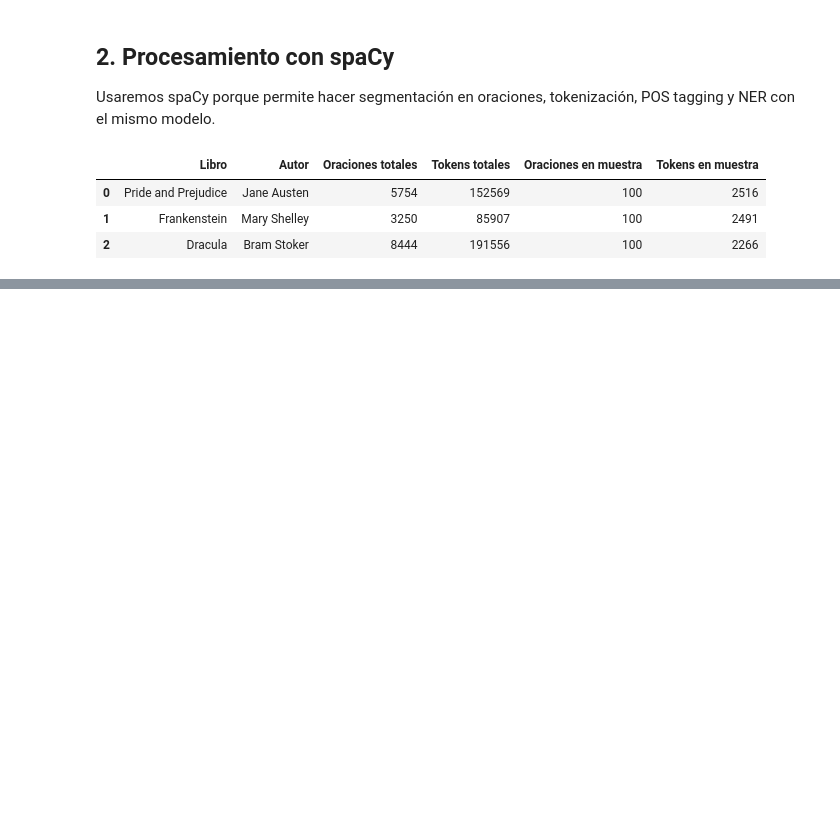
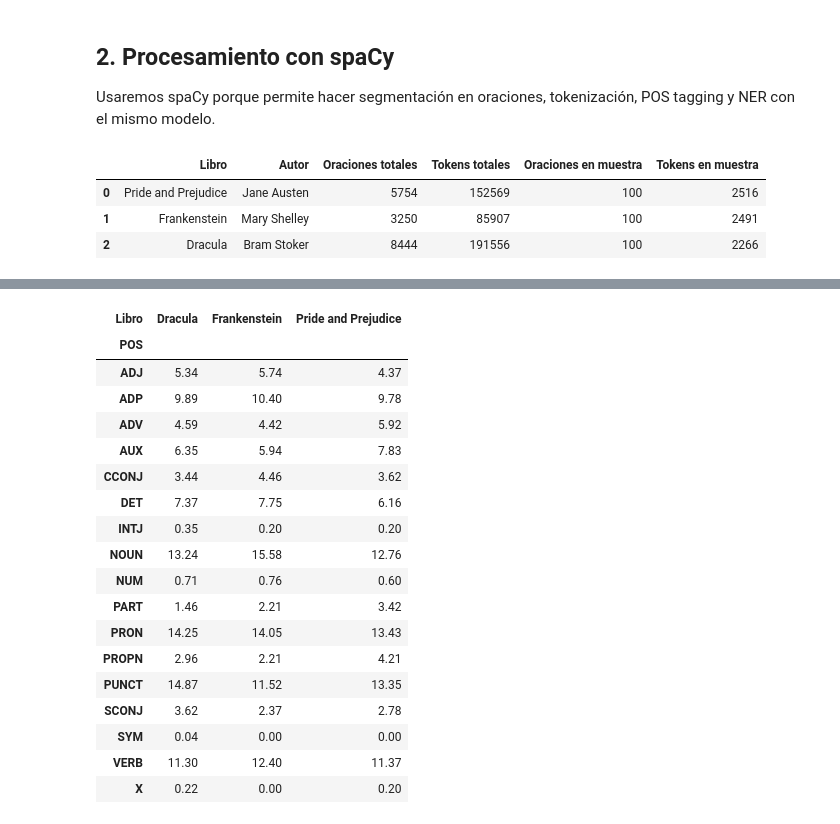
Before and after one commit to Cynthiss/NLP, a Jupyter notebook: Lab_6/Lab_6.ipynb, the cells around one changed output, grey strips where cells are left out. Saved outputs shown, nothing was run; the diff lists cells and outputs as text; code cells hidden in the pictures; blank space fills up the shorter version.

Commit message:
Part 2
Analisis de la seccion 2

```diff
--- a/Lab_6/Lab_6.ipynb
+++ b/Lab_6/Lab_6.ipynb
@@ -99,0 +152,26 @@ summary_df
+# %%
+# Distribución de categorías POS por libro
+pos_distribution = (
+    pos_tokens_df
+    .groupby(["Libro", "POS"])
+    .size()
+    .reset_index(name="Conteo")
+)
+
+# Calculamos el total de tokens por libro para obtener porcentajes
+total_tokens_by_book = (
+    pos_tokens_df
+    .groupby("Libro")
+    .size()
+    .reset_index(name="Total_tokens")
+)
+
+# Unimos los conteos con los totales
+pos_distribution = pos_distribution.merge(total_tokens_by_book, on="Libro")
+
+# Calculamos porcentaje
+pos_distribution["Porcentaje"] = (
+    pos_distribution["Conteo"] / pos_distribution["Total_tokens"] * 100
+)
+
+pos_distribution.head()
@@ -99,0 +185,30 @@ summary_df
+# %%
+# Tabla comparativa: porcentaje de cada POS por libro
+pos_table = pos_distribution.pivot(
+    index="POS",
+    columns="Libro",
+    values="Porcentaje"
+).fillna(0)
+
+# Redondeamos para que se vea más limpio
+pos_table.round(2)
+# %% [output]
+| Libro | Dracula | Frankenstein | Pride and Prejudice |
+| POS |  |  |  |
+| ADJ | 5.34 | 5.74 | 4.37 |
+| ADP | 9.89 | 10.40 | 9.78 |
+| ADV | 4.59 | 4.42 | 5.92 |
+| AUX | 6.35 | 5.94 | 7.83 |
+| CCONJ | 3.44 | 4.46 | 3.62 |
+| DET | 7.37 | 7.75 | 6.16 |
+| INTJ | 0.35 | 0.20 | 0.20 |
+| NOUN | 13.24 | 15.58 | 12.76 |
+| NUM | 0.71 | 0.76 | 0.60 |
+| PART | 1.46 | 2.21 | 3.42 |
+| PRON | 14.25 | 14.05 | 13.43 |
+| PROPN | 2.96 | 2.21 | 4.21 |
+| PUNCT | 14.87 | 11.52 | 13.35 |
+| SCONJ | 3.62 | 2.37 | 2.78 |
+| SYM | 0.04 | 0.00 | 0.00 |
+| VERB | 11.30 | 12.40 | 11.37 |
+| X | 0.22 | 0.00 | 0.20 |
```
Also changed, not shown: parts of 14 cells of this notebook.
